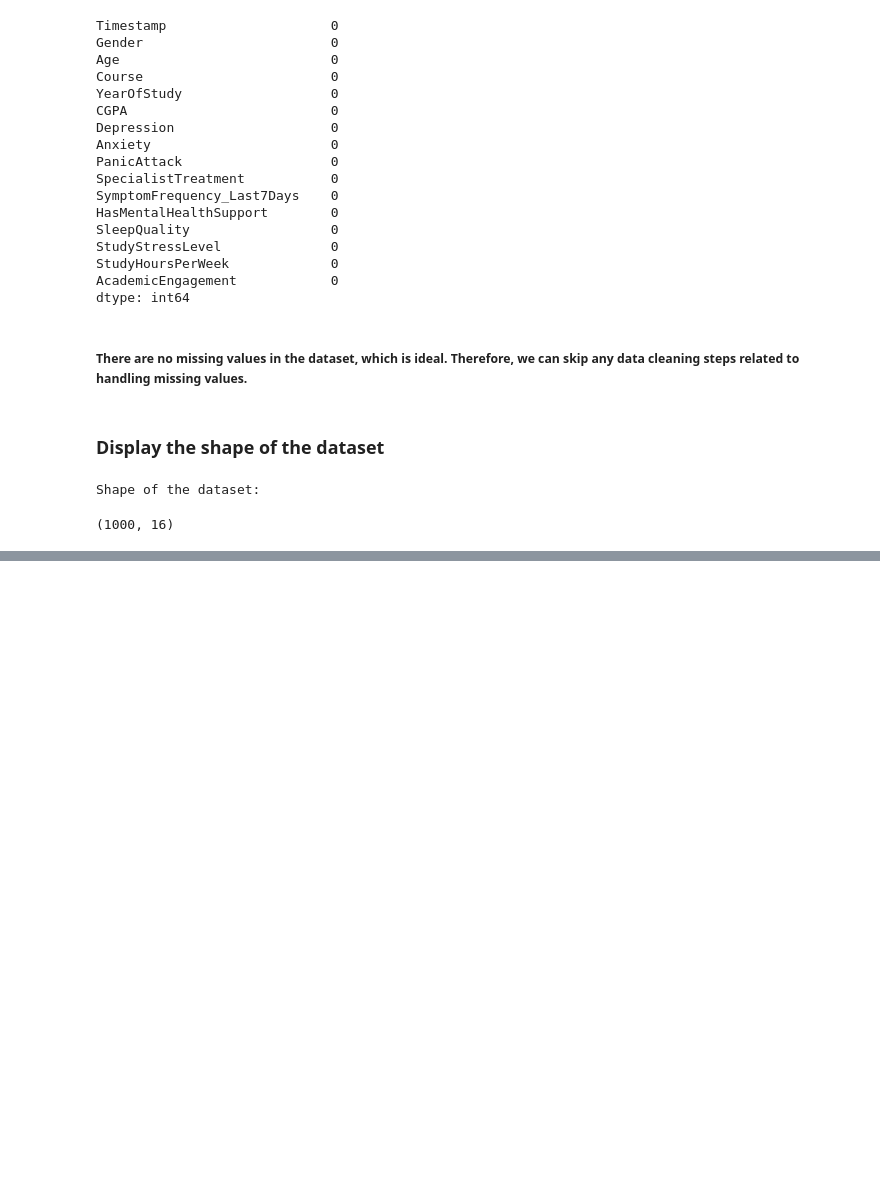
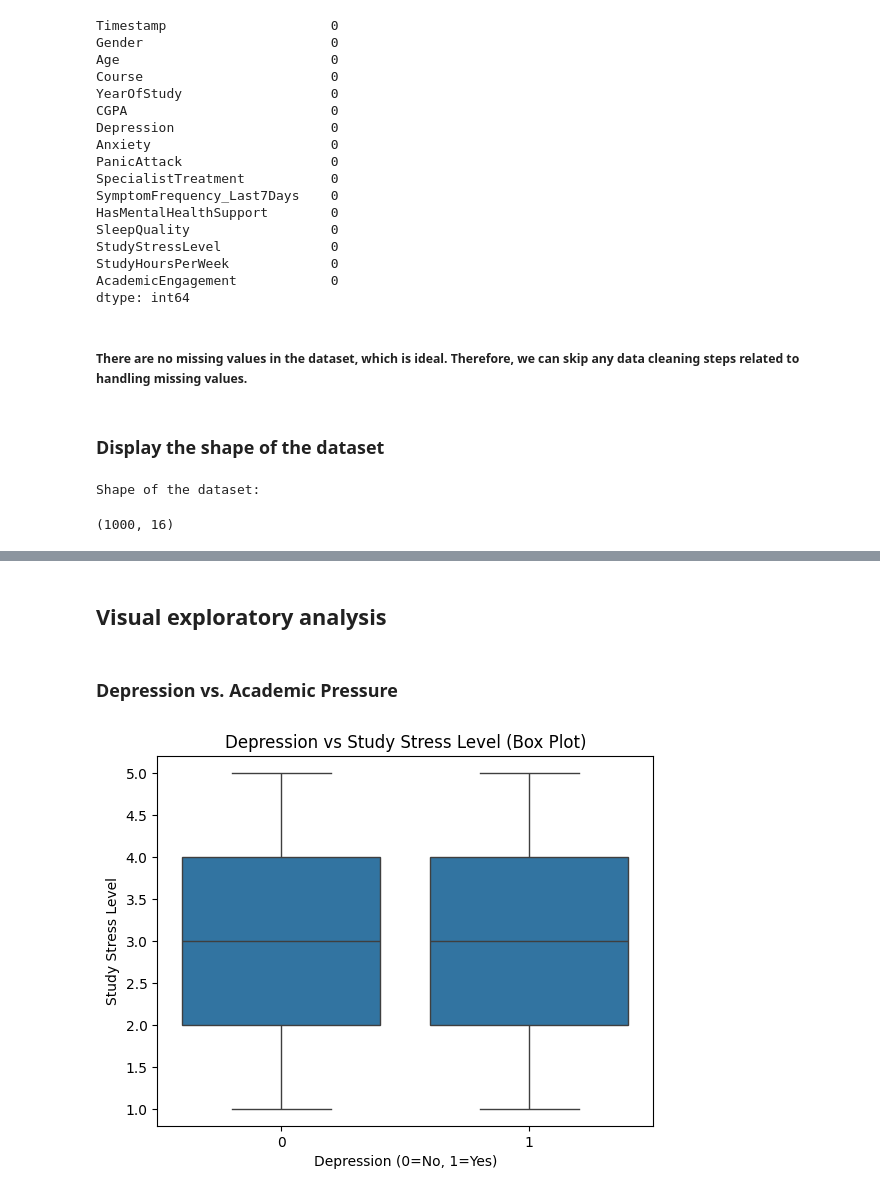
Before and after one commit to Sham17834/data_analyst_portfolio, a Jupyter notebook: University_Students’_Mental_Health.ipynb, the cells around one changed output, grey strips where cells are left out. Cells and saved outputs as stored; diff of their text form; code cells hidden in the pictures; blank space fills up the shorter version.

```diff
--- a/University_Students’_Mental_Health.ipynb
+++ b/University_Students’_Mental_Health.ipynb
@@ -138,0 +209,12 @@ Shape of the dataset:
+# %% [markdown]
+## Visual exploratory analysis
+# %% [markdown]
+### Depression vs. Academic Pressure
+# %%
+sns.boxplot(x='Depression', y='StudyStressLevel', data=df)
+plt.title("Depression vs Study Stress Level (Box Plot)")
+plt.xlabel("Depression (0=No, 1=Yes)")
+plt.ylabel("Study Stress Level")
+plt.show()
+# %% [output]
+[figure, added]
```
Also changed, not shown: parts of 19 cells of this notebook.
